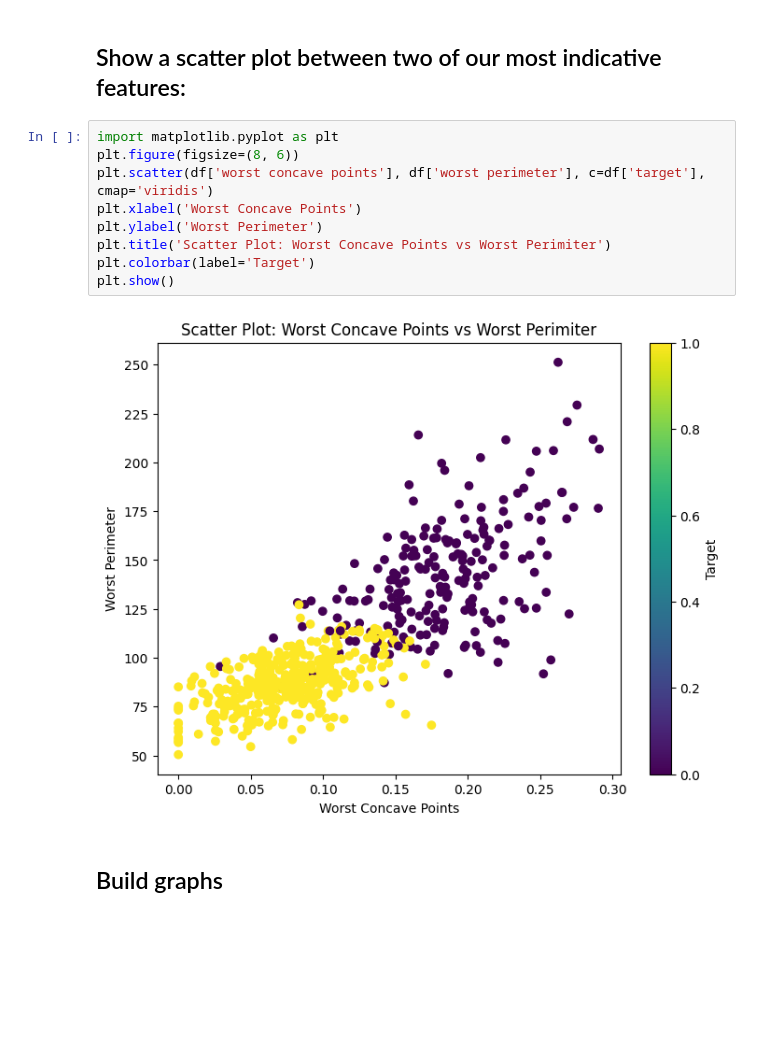
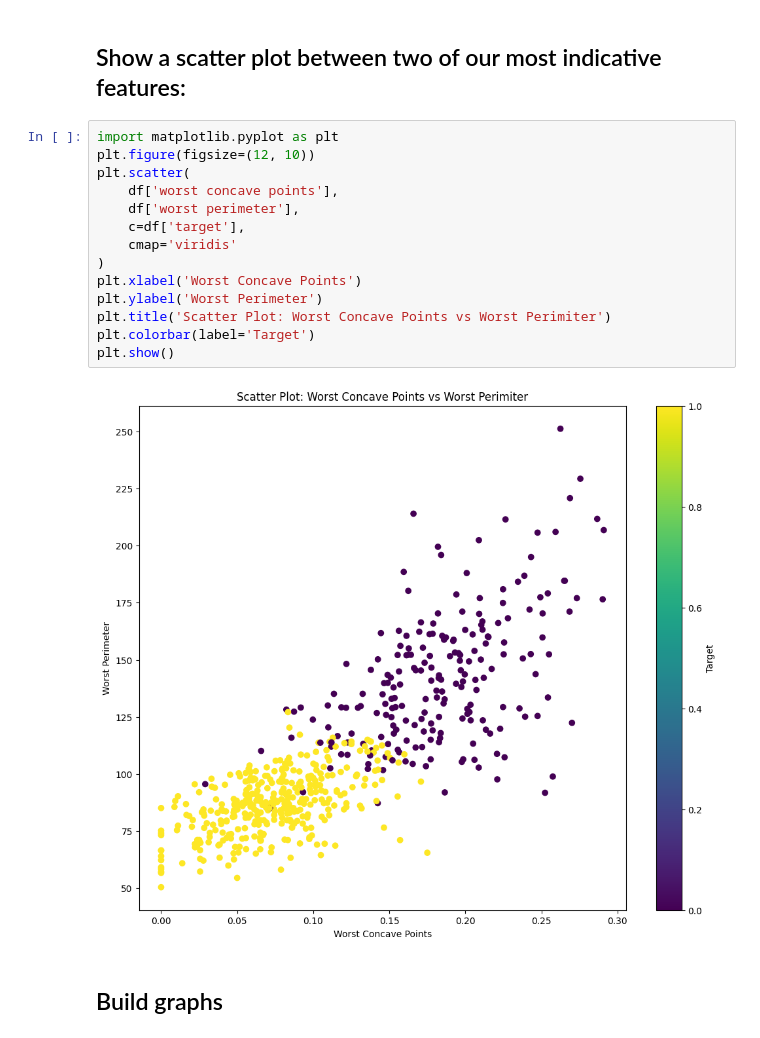
Before and after one commit to git-steven/git-steven.github.io, a Jupyter notebook: python-git-steven/sklearn-feature-engineering-2.ipynb, the cells around one changed output. Drawn from its saved outputs; the diff is of its cells as text; blank space fills up the shorter version.

Commit message:
Update image.

```diff
--- a/python-git-steven/sklearn-feature-engineering-2.ipynb
+++ b/python-git-steven/sklearn-feature-engineering-2.ipynb
@@ -163,15 +175,20 @@ Correlation matrix:
 ## Show a scatter plot between two of our most indicative features:
 # %%
 import matplotlib.pyplot as plt
-plt.figure(figsize=(8, 6))
-plt.scatter(df['worst concave points'], df['worst perimeter'], c=df['target'], cmap='viridis')
+plt.figure(figsize=(12, 10))
+plt.scatter(
+    df['worst concave points'],
+    df['worst perimeter'],
+    c=df['target'],
+    cmap='viridis'
+)
 plt.xlabel('Worst Concave Points')
 plt.ylabel('Worst Perimeter')
 plt.title('Scatter Plot: Worst Concave Points vs Worst Perimiter')
 plt.colorbar(label='Target')
 plt.show()
 # %% [output]
-[figure, old version]
+[figure, new version]
 # %% [markdown]
 ## Build graphs
 # %%
```
Also changed, not shown: parts of 4 cells of this notebook, 4 other files.
